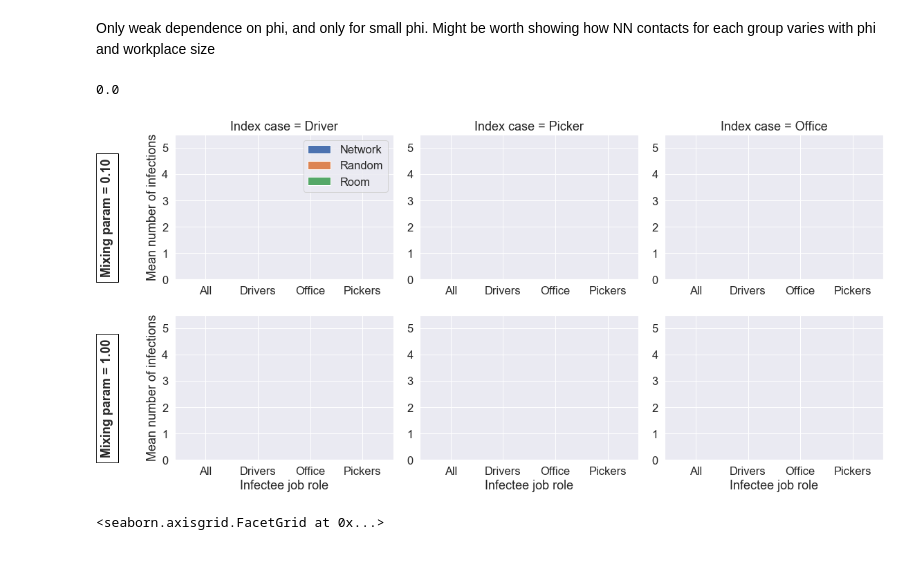
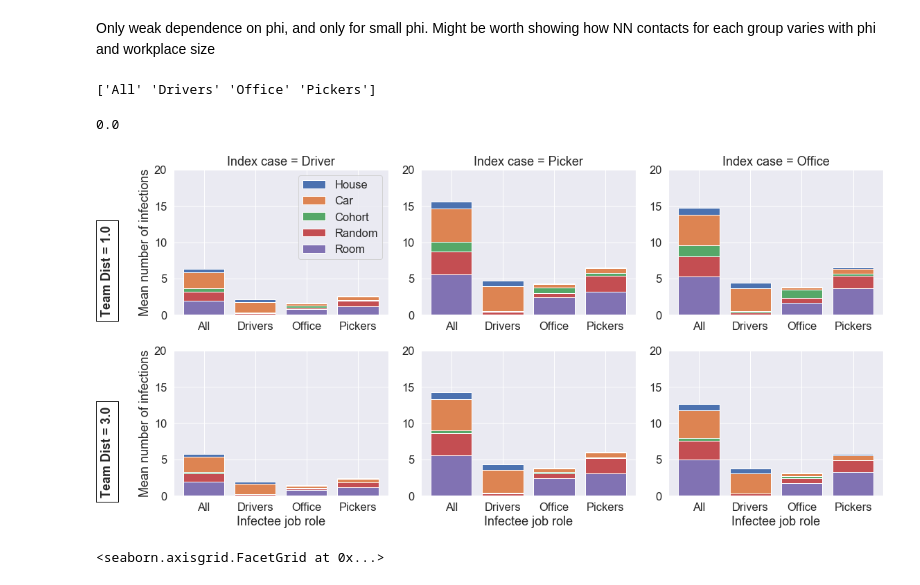
Before and after one commit to CarlWhitfield/Workplace_delivery_transmission, a Jupyter notebook: Network_workplace_model/Latest_results/plot_param_sweeps.ipynb, the cells around one changed output. Drawn from its saved outputs; the diff is of its cells as text; code cells hidden in the pictures.

Commit message:
Plotting

```diff
--- a/Network_workplace_model/Latest_results/plot_param_sweeps.ipynb
+++ b/Network_workplace_model/Latest_results/plot_param_sweeps.ipynb
@@ -21,6 +21,7 @@ print(len(df))
 NDteams = np.unique(df["NDteams"])
 NLteams = np.unique(df["NLteams"])
 NOteams = np.unique(df["NOteams"])
+TDists = np.unique(df["TeamDistances"])
 Phi = np.unique(df["phi"])
 II = np.unique(df["InfInit"])
 #parameter reminder
@@ -28,4 +29,5 @@ print("Td = ", np.unique(df["tD"]))
 print('Pisol = ', np.unique(df['Pisol']))
 print('Random contact rate = ', np.unique(df['p_contact']))
 print('Staff totals = ', np.unique(df['NStaff']))
+print(NDteams)
 # %% [output]
@@ -69,9 +72,9 @@ See the caveats in the documentation: https://pandas.pydata.org/pandas-docs/stab
 # %% [markdown]
 Index case to outbreak relation
 # %%
-sp = sns.catplot(x='phi',y='outbreak', hue='NDteams',col='InfInit',data=dfNDT,kind='point',\
+sp = sns.catplot(x='TeamDistances',y='outbreak', hue='NDteams',col='InfInit',data=dfNDT,kind='point',\
                  markers=["s","o","^","x"], linestyles=["-", "--",":","-."], legend=False)
-sp.set(xlabel='Mixing rate',ylim=(0,0.5))
+sp.set(xlabel='Team Distance',ylim=(0,1.0))
 axes = sp.axes.flatten()
 axes[0].set_ylabel('Outbreak probability')
 lab = ['a','b','c']
@@ -149,16 +154,16 @@ Only weak dependence on phi, and only for small phi. Might be worth showing how
 #breakdown of infection causes in the model
 jobtypes = np.unique(df['Group'])
 print(jobtypes)
-netinfs = np.zeros((len(jobtypes),len(Phi),len(II)))
-continfs = np.zeros((len(jobtypes),len(Phi),len(II)))
-roominfs = np.zeros((len(jobtypes),len(Phi),len(II)))
-carinfs = np.zeros((len(jobtypes),len(Phi),len(II)))
-houseinfs = np.zeros((len(jobtypes),len(Phi),len(II)))
+netinfs = np.zeros((len(jobtypes),len(TDists),len(II)))
+continfs = np.zeros((len(jobtypes),len(TDists),len(II)))
+roominfs = np.zeros((len(jobtypes),len(TDists),len(II)))
+carinfs = np.zeros((len(jobtypes),len(TDists),len(II)))
+houseinfs = np.zeros((len(jobtypes),len(TDists),len(II)))
 dfh = df.loc[lambda df: (df['NDteams']==3)*(df['NLteams']==2)*(df['NOteams']==2)]
 for (n, g) in enumerate(jobtypes):
     dfg = dfh.loc[lambda dfh: (dfh['Group'] == g)]
-    for (j,phi) in enumerate(Phi):
-        dfij =  dfg.loc[lambda dfg: (dfg['phi'] == phi)]
+    for (j,phi) in enumerate(TDists):
+        dfij =  dfg.loc[lambda dfg: (dfg['TeamDistances'] == phi)]
         for (k,ii) in enumerate(II):
             dfijk =  dfij.loc[lambda dfij: (dfij['InfInit'] == ii)]
 
@@ -178,6 +183,8 @@ for (n, g) in enumerate(jobtypes):
 #                     netinfs[n,i,j,k] /= norm
 #                     continfs[n,i,j,k] /= norm
 #                     roominfs[n,i,j,k] /= norm
+# %% [output]
+['All' 'Drivers' 'Office' 'Pickers']
 # %%
 np.max(houseinfs)
 # %% [output]
@@ -185,46 +192,35 @@ np.max(houseinfs)
 # %%
 fig,ax = plt.subplots(2,3,figsize=(16,8))
 for k in np.arange(3):
-    ax[1,k].bar(jobtypes, houseinfs[:,len(Phi)-1,k] + \
-                          carinfs[:,len(Phi)-1,k] + \
-                          netinfs[:,len(Phi)-1,k] + \
-                          continfs[:,len(Phi)-1,k] + \
-                          roominfs[:,len(Phi)-1,k],label='House')
-    ax[1,k].bar(jobtypes, carinfs[:,len(Phi)-1,k] + \
-                          netinfs[:,len(Phi)-1,k] + \
-                          continfs[:,len(Phi)-1,k] + \
-                          roominfs[:,len(Phi)-1,k],label='Car')
+    for (i,n) in enumerate([0,len(TDists)-1]):
+        ax[i,k].bar(jobtypes, houseinfs[:,n,k] + carinfs[:,n,k] + \
+                              netinfs[:,n,k] + continfs[:,n,k] + \
+                              roominfs[:,n,k],label='House')
+        ax[i,k].bar(jobtypes, carinfs[:,n,k] + netinfs[:,n,k] + \
+                              continfs[:,n,k] + roominfs[:,n,k],\
+                              label='Car')
 
-    ax[1,k].bar(jobtypes, netinfs[:,len(Phi)-1,k] + \
-                          continfs[:,len(Phi)-1,k] + \
-                          roominfs[:,len(Phi)-1,k],label='Cohort')
-    ax[1,k].bar(jobtypes, continfs[:,len(Phi)-1,k] + \
-                          roominfs[:,len(Phi)-1,k],label='Random')
-    ax[1,k].bar(jobtypes, roominfs[:,len(Phi)-1,k],label='Room')
-
-    ax[0,k].bar(jobtypes, netinfs[:,0,k] + continfs[:,0,k] + \
-                          roominfs[:,0,k],label='Network')
-    ax[0,k].bar(jobtypes, continfs[:,0,k] + roominfs[:,0,k],label='Random')
-    ax[0,k].bar(jobtypes, roominfs[:,0,k],label='Room')
-
-    ax[0,k].set_title('Index case = %s'%job[k])
-    ax[0,k].set_ylim((0,5.5))
-    ax[1,k].set_ylim((0,5.5))
-    ax[1,k].set_xlabel('Infectee job role')
-ax[0,0].text(-2.0, 0.2, 'Mixing param = %.2f'%Phi[0], rotation='vertical',fontweight='bold',\
+        ax[i,k].bar(jobtypes, netinfs[:,n,k] + continfs[:,n,k] + \
+                              roominfs[:,n,k],label='Cohort')
+        ax[i,k].bar(jobtypes, continfs[:,n,k] + roominfs[:,n,k],\
+                              label='Random')
+        ax[i,k].bar(jobtypes, roominfs[:,n,k],label='Room')
+        ax[i,0].set_ylabel('Mean number of infections')
+        ax[i,k].set_ylim((0,20.0))
+        ax[i,0].text(-2.0, 0.2, 'Team Dist = %.1f'%TDists[n], rotation='vertical',fontweight='bold',\
             bbox={'facecolor': 'white', 'alpha': 1.0, 'pad': 7.0, 'linestyle': '-',\
                   'edgecolor': 'black'})
-ax[1,0].text(-2.0, 0.2, 'Mixing param = %.2f'%Phi[len(Phi)-1], rotation='vertical',fontweight='bold',
-             bbox={'facecolor': 'white', 'alpha': 1.0, 'pad': 7.0, 'linestyle': '-',\
-                   'edgecolor': 'black'})
-ax[0,0].set_ylabel('Mean number of infections')
-ax[1,0].set_ylabel('Mean number of infections')
+    ax[0,k].set_title('Index case = %s'%job[k])
+
+    ax[1,k].set_xlabel('Infectee job role')
+
+
 ax[0,0].legend()
 fig.tight_layout()
 fig.savefig('infection_routes.png')
 ####need to extract for tD = 0.25, like the rest
 # %% [output]
-[figure, old version]
+[figure, new version]
 # %%
 extreme_cases_df = df.loc[lambda df: (df['Group']=='All') & (df['FracRecovered']>10/df['NStaff'])]
 #plt.hist(extreme_cases_df['FracRecovered'],bins=20)
```
Also changed, not shown: parts of 3 cells of this notebook, 3 other files.
